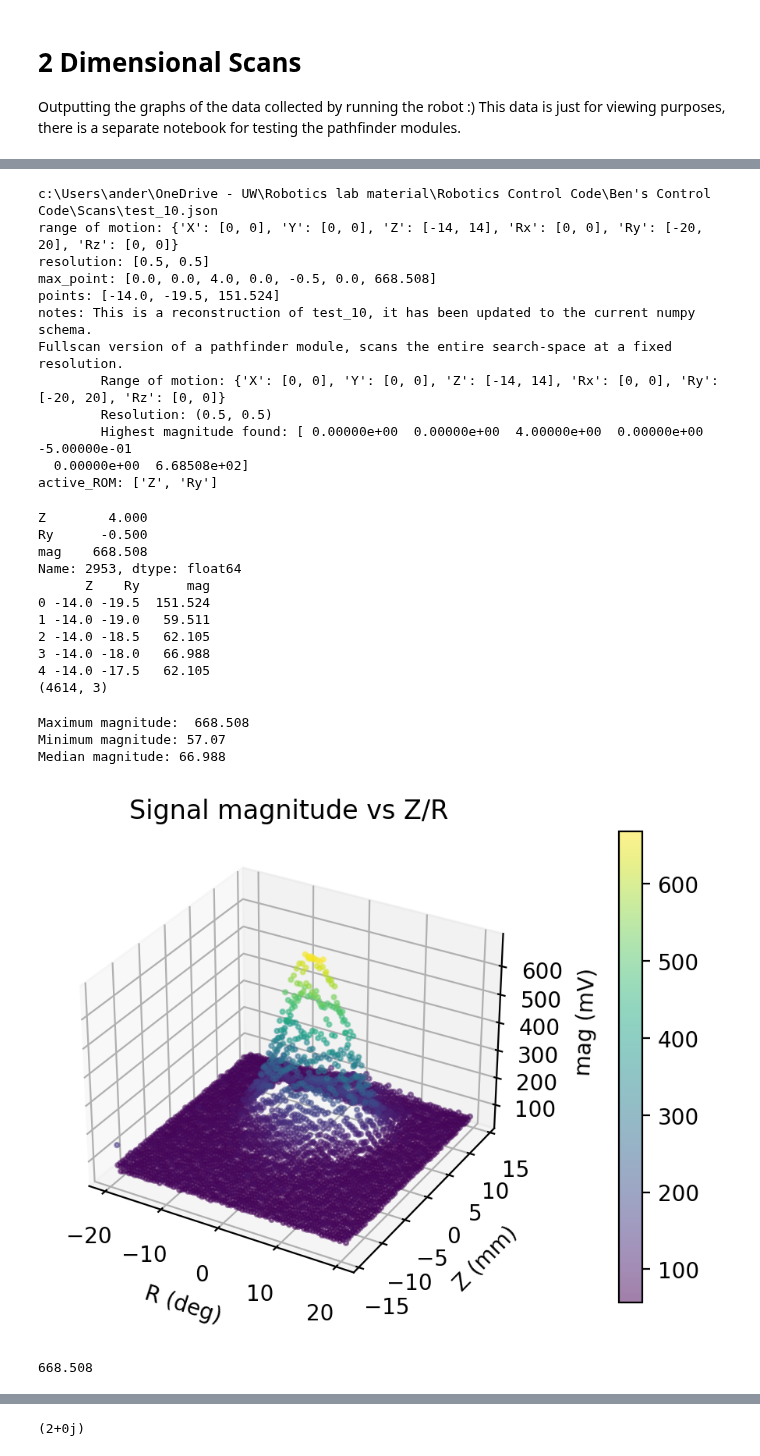
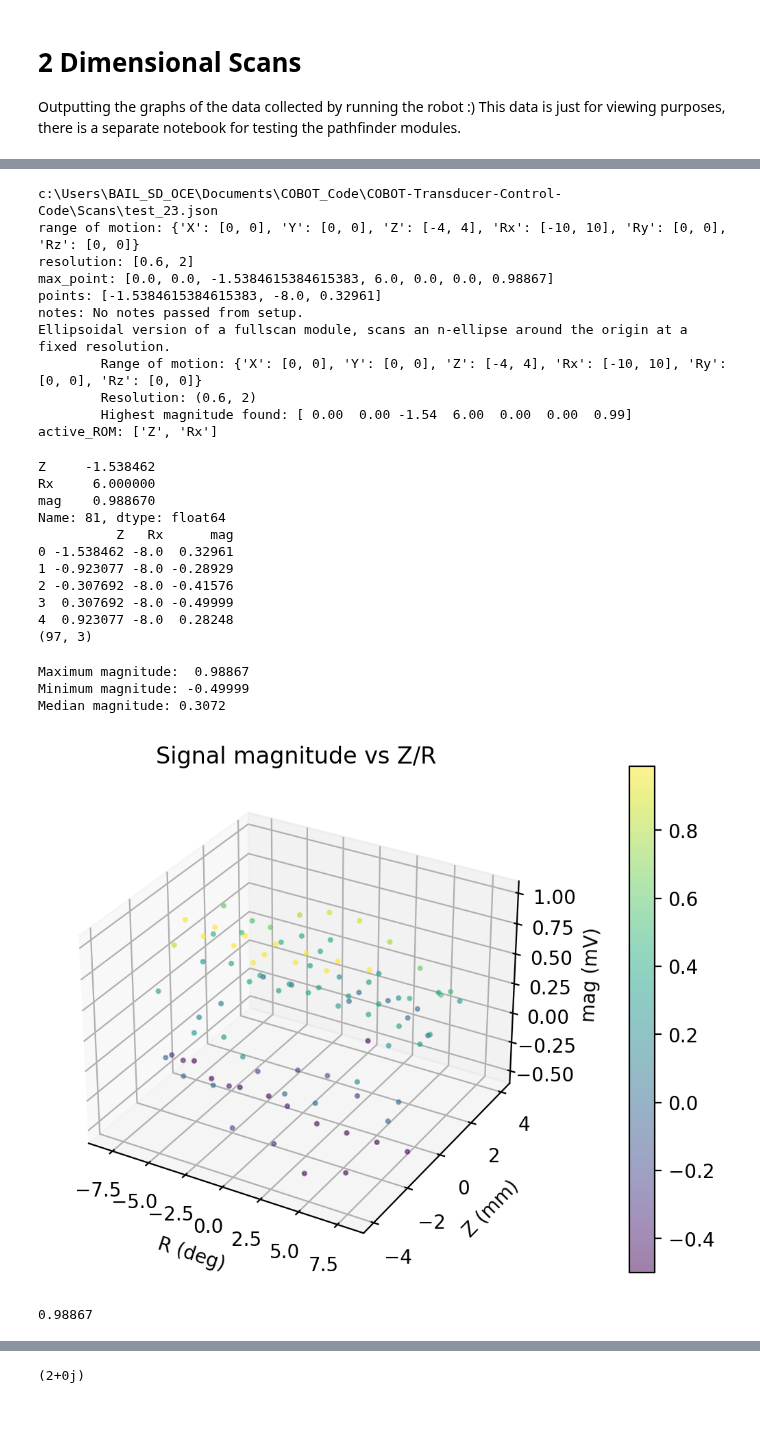
Before and after one commit to Benji-UW/COBOT-Transducer-Control-Code, a Jupyter notebook: Debugging Scripts/2D scans.ipynb, the cells around one changed output, grey strips where cells are left out. Drawn from its saved outputs; the diff is of its cells as text; code cells hidden in the pictures; blank space fills up the shorter version.

Commit message:
Wow! First scans with the robot! Woohoo! Good luck Duo :)

```diff
--- a/Debugging Scripts/2D scans.ipynb
+++ b/Debugging Scripts/2D scans.ipynb
@@ -50,7 +53,7 @@ Available test files:
 # %%
 debug_mode = True
 save_figs = False
-file_no = 10
+file_no = 23
 
 if save_figs:
     plt.rcParams['figure.dpi'] = 500
@@ -86,18 +89,17 @@ if debug_mode:
         else:
             print(f"{i}: {json_data[i][0]}")
 # %% [output]
-c:\Users\ander\OneDrive - UW\Robotics lab material\Robotics Control Code\Ben's Control Code\Scans\test_10.json
-range of motion: {'X': [0, 0], 'Y': [0, 0], 'Z': [-14, 14], 'Rx': [0, 0], 'Ry': [-20, 20], 'Rz': [0, 0]}
-resolution: [0.5, 0.5]
-max_point: [0.0, 0.0, 4.0, 0.0, -0.5, 0.0, 668.508]
-points: [-14.0, -19.5, 151.524]
-notes: This is a reconstruction of test_10, it has been updated to the current numpy schema.
-Fullscan version of a pathfinder module, scans the entire search-space at a fixed resolution.
-        Range of motion: {'X': [0, 0], 'Y': [0, 0], 'Z': [-14, 14], 'Rx': [0, 0], 'Ry': [-20, 20], 'Rz': [0, 0]}
-        Resolution: (0.5, 0.5)
-        Highest magnitude found: [ 0.00000e+00  0.00000e+00  4.00000e+00  0.00000e+00 -5.00000e-01
-  0.00000e+00  6.68508e+02]
-active_ROM: ['Z', 'Ry']
+c:\Users\BAIL_SD_OCE\Documents\COBOT_Code\COBOT-Transducer-Control-Code\Scans\test_23.json
+range of motion: {'X': [0, 0], 'Y': [0, 0], 'Z': [-4, 4], 'Rx': [-10, 10], 'Ry': [0, 0], 'Rz': [0, 0]}
+resolution: [0.6, 2]
+max_point: [0.0, 0.0, -1.5384615384615383, 6.0, 0.0, 0.0, 0.98867]
+points: [-1.5384615384615383, -8.0, 0.32961]
+notes: No notes passed from setup.
+Ellipsoidal version of a fullscan module, scans an n-ellipse around the origin at a fixed resolution.
+        Range of motion: {'X': [0, 0], 'Y': [0, 0], 'Z': [-4, 4], 'Rx': [-10, 10], 'Ry': [0, 0], 'Rz': [0, 0]}
+        Resolution: (0.6, 2)
+        Highest magnitude found: [ 0.00  0.00 -1.54  6.00  0.00  0.00  0.99]
+active_ROM: ['Z', 'Rx']
 # %%
 np_all = np.array(points)
 active_rom = json_data["active_ROM"]
@@ -112,49 +114,51 @@ if debug_mode:
     print(dat.head())
     print(dat.shape)
 # %% [output]
-Z        4.000
-Ry      -0.500
-mag    668.508
-Name: 2953, dtype: float64
-      Z    Ry      mag
-0 -14.0 -19.5  151.524
-1 -14.0 -19.0   59.511
-2 -14.0 -18.5   62.105
-3 -14.0 -18.0   66.988
-4 -14.0 -17.5   62.105
-(4614, 3)
+Z     -1.538462
+Rx     6.000000
+mag    0.988670
+Name: 81, dtype: float64
+          Z   Rx      mag
+0 -1.538462 -8.0  0.32961
+1 -0.923077 -8.0 -0.28929
+2 -0.307692 -8.0 -0.41576
+3  0.307692 -8.0 -0.49999
+4  0.923077 -8.0  0.28248
+(97, 3)
 # %%
 ax = plt.axes(projection='3d')
+
+rotational_axis = "Rx"
 
 if debug_mode:
     print(f"Maximum magnitude:  {max(dat['mag'])}")
     print(f"Minimum magnitude: {min(dat['mag'])}")
     print(f"Median magnitude: {np.median(dat['mag'])}")
 
 med = np.median(dat['mag'])
 # dat2 = dat[np.all([dat['mag'] > med*1.3, dat['Ry'] > 5],axis=0)]
 dat2 = dat[dat['mag'] > med*1.3]
 
 # fig = ax.scatter(dat2['Rx'], dat2['Ry'], dat2['Z'], c=dat2['mag'], cmap='viridis', alpha=0.1,s=4)
-fig = ax.scatter(dat['Ry'], dat['Z'], dat['mag'], c=dat['mag'], cmap='viridis', alpha=0.5,s=4)
+fig = ax.scatter(dat[rotational_axis], dat['Z'], dat['mag'], c=dat['mag'], cmap='viridis', alpha=0.5,s=4)
 
 ax.set_xlabel("R (deg)")
 ax.set_ylabel("Z (mm)")
 ax.set_zlabel("mag (mV)")
 ax.set_title("Signal magnitude vs Z/R")
 
 plt.colorbar(fig, pad=0.13)
 if save_figs:
     plt.savefig("figures\\2D_fullscan_render_test_%s.jpg" % file_no, dpi=400)
 plt.show()
 
 print(max(dat['mag']))
 # %% [output]
-Maximum magnitude:  668.508
-Minimum magnitude: 57.07
-Median magnitude: 66.988
+Maximum magnitude:  0.98867
+Minimum magnitude: -0.49999
+Median magnitude: 0.3072
-[figure, old version]
+[figure, new version]
-668.508
+0.98867
 # %%
 # "mps" stands for "max points," or all the points in Rx/Ry space that occur at the max
 # value of Z, rotated for each of the other dimensions
```
Also changed, not shown: parts of 7 cells of this notebook, 11 other files.
